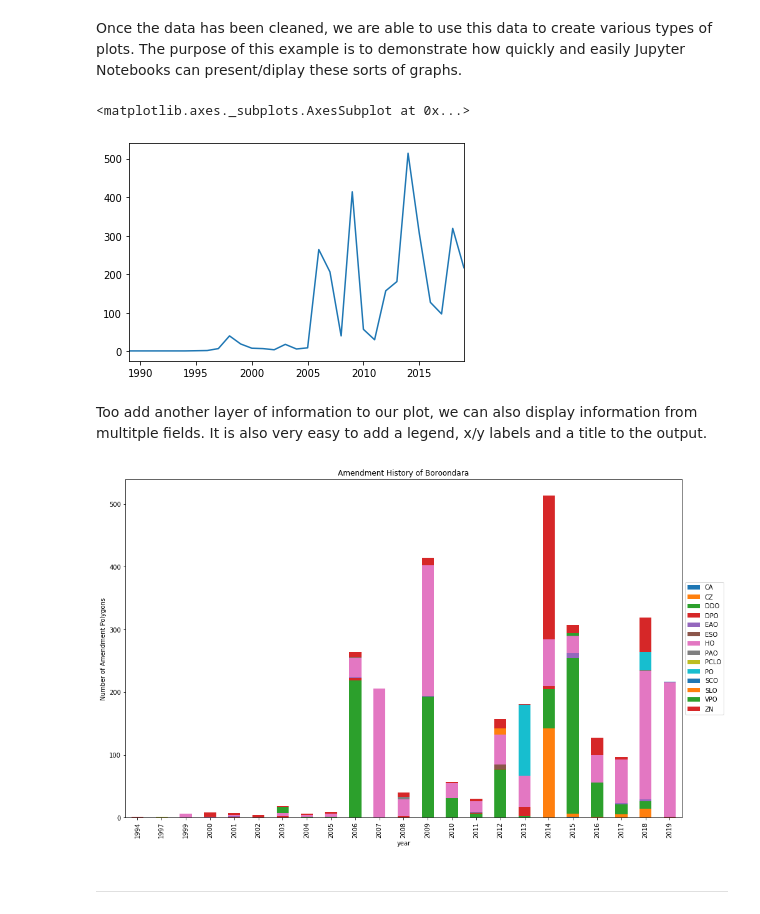
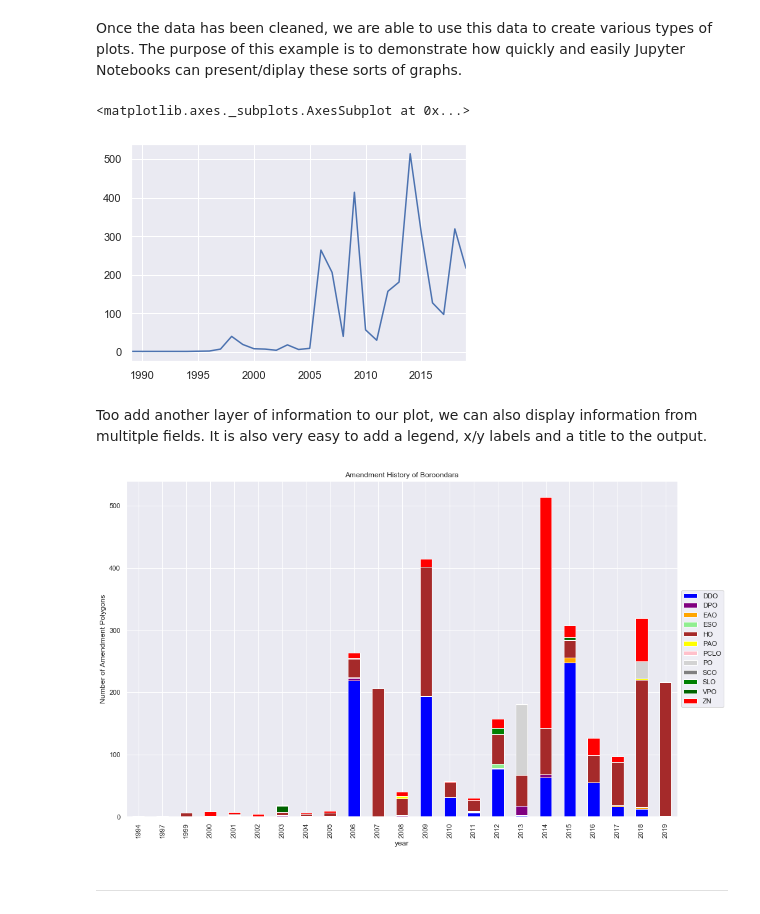
Before and after one commit to thmsck543/Jupyter_Notebooks, a Jupyter notebook: Knowledge Share - Jupyter Notebooks.ipynb, the cells around one changed output. Cells and saved outputs as stored; diff of their text form; code cells hidden in the pictures.

```diff
--- a/Knowledge Share - Jupyter Notebooks.ipynb
+++ b/Knowledge Share - Jupyter Notebooks.ipynb
@@ -143,6 +137,8 @@ Firstly we will input these modules
 # %%
 import pandas as pd
 import matplotlib.pyplot as plt
+import seaborn as sns
+sns.set(style="darkgrid")
 # %% [markdown]
 We will then use a CSV export from the _AmendmentHistory_ dataset, and convert it into the most commonly used pandas data structure - A **<code>DataFrame</code>**, which basically looks like a table.
 
@@ -178,8 +174,8 @@ df["CodeParent"]= df["CodeParent"].str.replace('\d+', '', regex=True)
 df["CodeParent"]= df["CodeParent"].str.replace('\D-', '', regex=True)
 
 Zones_CodeParent = [
-        'ACZ', 'BZ', 'B1Z', 'B2Z', 'B3Z', 'B4Z', 'B5Z', 'C1Z',
-        'C2Z', 'C3Z', 'CCZ', 'CDZ', 'D-PS', 'DZ', 'ERZ', 'FZ',
+        'ACZ', 'BZ', 'B1Z', 'B2Z', 'B3Z', 'B4Z', 'B5Z', 'CZ', 'C1Z',
+        'C2Z', 'C3Z', 'CA', 'CCZ', 'CDZ', 'D-PS', 'DZ', 'ERZ', 'FZ',
         'GRZ', 'GWAZ', 'GWZ', 'IN1Z', 'IN2Z', 'IN3Z',
         'LDRZ', 'MUZ', 'NRZ', 'PCRZ', 'PDZ', 'PPRZ',
         'PUZ', 'PZ', 'RZ', 'R1Z', 'R2Z', 'R3Z', 'RAZ', 'RCZ',
@@ -192,17 +188,18 @@ Once the data has been cleaned, we are able to use this data to create various t
 df['year'].value_counts(ascending=False).sort_index().plot()
 # %% [output]
 <matplotlib.axes._subplots.AxesSubplot at 0x...>
-[figure, old version]
+[figure, new version]
 # %% [markdown]
 Too add another layer of information to our plot, we can also display information from multitple fields. It is also very easy to add a legend, x/y labels and a title to the output.
 # %%
-df.groupby(['year','CodeParent']).size().unstack().plot(kind='bar',stacked=True, figsize=(16,10))
+colors = ['blue','purple','orange','lightgreen','brown','yellow','pink','lightgrey','grey','green','darkgreen','red']
+df.groupby(['year','CodeParent']).size().unstack().plot(kind='bar',stacked=True, figsize=(16,10), color=colors)
 plt.legend(loc='center left', bbox_to_anchor=(1, 0.5))
 plt.ylabel("Number of Amendment Polygons")
 plt.title("Amendment History of Boroondara")
 plt.show()
 # %% [output]
-[figure, old version]
+[figure, new version]
 # %% [markdown]
 ***
 # %% [markdown]
```
Also changed, not shown: parts of 14 cells of this notebook.
